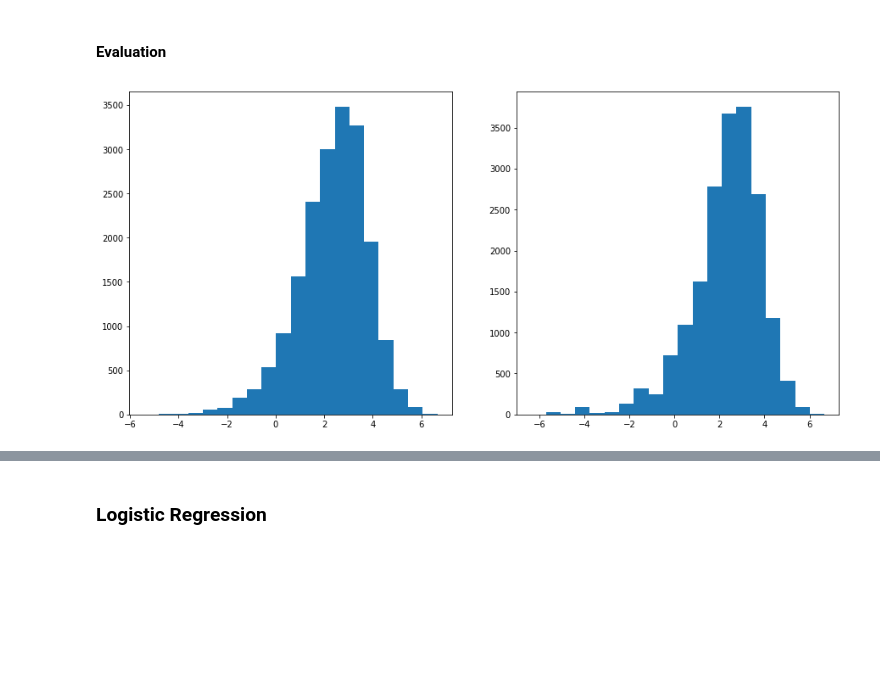
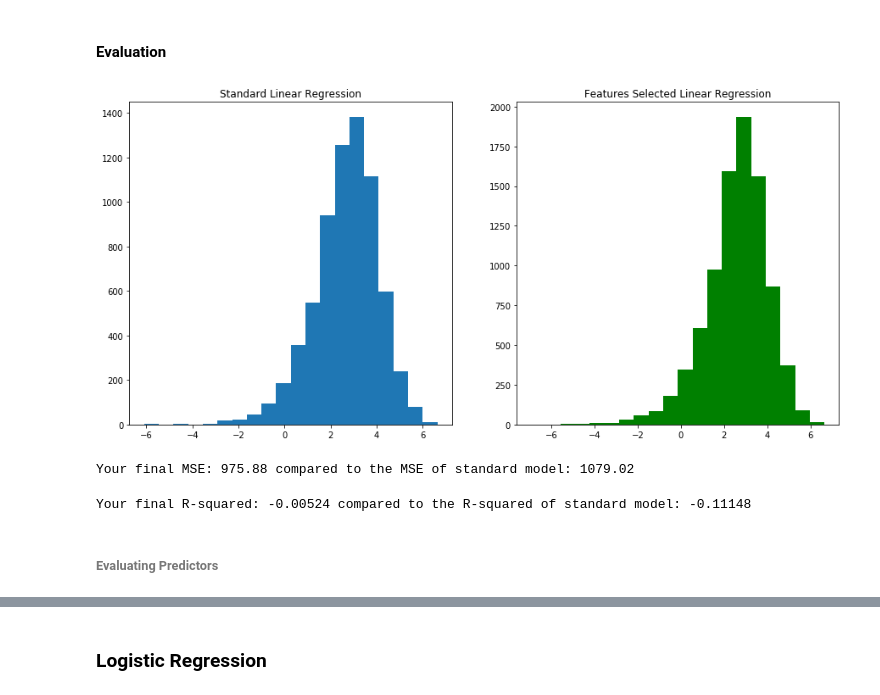
Before and after one commit to TJMSambas/D11_practice_case_4_tri, a Jupyter notebook: D11_practice_case_4_tri.ipynb, the cells around one changed output, grey strips where cells are left out. Drawn from its saved outputs; the diff is of its cells as text; code cells hidden in the pictures; blank space fills up the shorter version.

```diff
--- a/D11_practice_case_4_tri.ipynb
+++ b/D11_practice_case_4_tri.ipynb
@@ -354,11 +382,10 @@ def cat_predictors_plotting(df, columns, target, plots_column = 3):
         counter += 1
     plt.tight_layout()
 # %%
-cat_to_plot = list(set(categorical) - set(['departure_airport_timezone','departure_airport_region',\
-                                           'departure_airport_country','departure_airport_name',\
-                                           'departure_airport_terminal','departure_airport_gate','flight_equipment_name',\
-                                           'arrival_airport_gate', 'arrival_airport_name','arrival_airport_city',\
-                                           'arrival_airport_terminal','arrival_airport_timezone','arrival_airport_country',\
-                                           'arrival_airport_code','flight_duration','number',\
-                                           'scheduled_arrival_time','scheduled_departure_time','airline_name']))
-cat_to_plot
+deleted_categorical = ['departure_airport_timezone','departure_airport_region',\
+                       'departure_airport_country','departure_airport_name',\
+                       'departure_airport_terminal','departure_airport_gate','flight_equipment_name',\
+                       'arrival_airport_gate', 'arrival_airport_name',\
+                       'arrival_airport_terminal','arrival_airport_timezone',\
+                       'flight_duration','number',\
+                       'scheduled_arrival_time','scheduled_departure_time','airline_name']
@@ -373,0 +392,3 @@ cat_to_plot
+# %%
+cat_to_plot = list(set(categorical) - set(deleted_categorical))
+cat_to_plot
@@ -558,3 +594,6 @@ col_to_train = list(set(flight_df.columns) - set(['id','flight_duration_mod','de
+# %%
+# col_to_train = list(set(promising_vars) - set(['delay>60','delay'])) # not used, selecting from all instead
+col_to_train = list(set(flight_df.columns) - set(['delay>60','delay']) - set(cat_to_plot) -set(deleted_categorical))
 # %%
 train_mask = (flight_df['month_name'] != 'December')
 test_mask = (flight_df['month_name'] == 'December')
@@ -630,10 +675,26 @@ X_test_selected = X_test[good_predictors]
 # %%
 plt.figure(figsize = (15,7))
 plt.subplot(1,2,1)
+plt.title('Standard Linear Regression')
 plt.hist(np.log(Y_test - lin_reg.predict(X_test)), bins = 20)
 
 plt.subplot(1,2,2)
-plt.hist(np.log(Y_test - lin_reg_selected.predict(X_test_selected)), bins = 20)
+plt.title('Features Selected Linear Regression')
+plt.hist(np.log(Y_test - lin_reg_selected.predict(X_test_selected)), bins = 20, color = 'green')
 plt.show()
 # %% [output]
-[figure, old version]
+[figure, new version]
+# %%
+MSE_standard = mean_squared_error(Y_test,lin_reg.predict(X_test))
+MSE_selected = mean_squared_error(Y_test,lin_reg_selected.predict(X_test_selected))
+print('Your final MSE: %.2f compared to the MSE of standard model: %.2f' %(MSE_selected, MSE_standard))
+# %% [output]
+Your final MSE: 975.88 compared to the MSE of standard model: 1079.02
+# %%
+r2_standard = r2_score(Y_test,lin_reg.predict(X_test))
+r2_selected = r2_score(Y_test,lin_reg_selected.predict(X_test_selected))
+print('Your final R-squared: %.5f compared to the R-squared of standard model: %.5f' %(r2_selected, r2_standard))
+# %% [output]
+Your final R-squared: -0.00524 compared to the R-squared of standard model: -0.11148
+# %% [markdown]
+###### Evaluating Predictors
```
Also changed, not shown: parts of 76 cells of this notebook.
